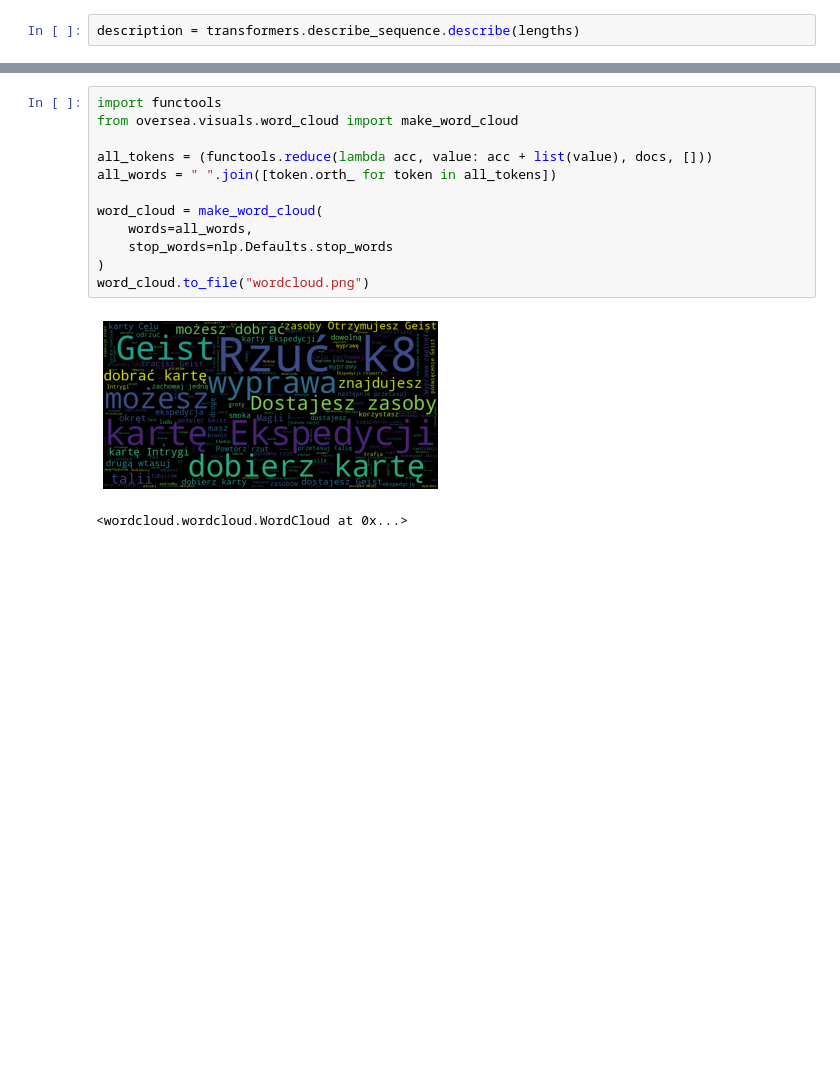
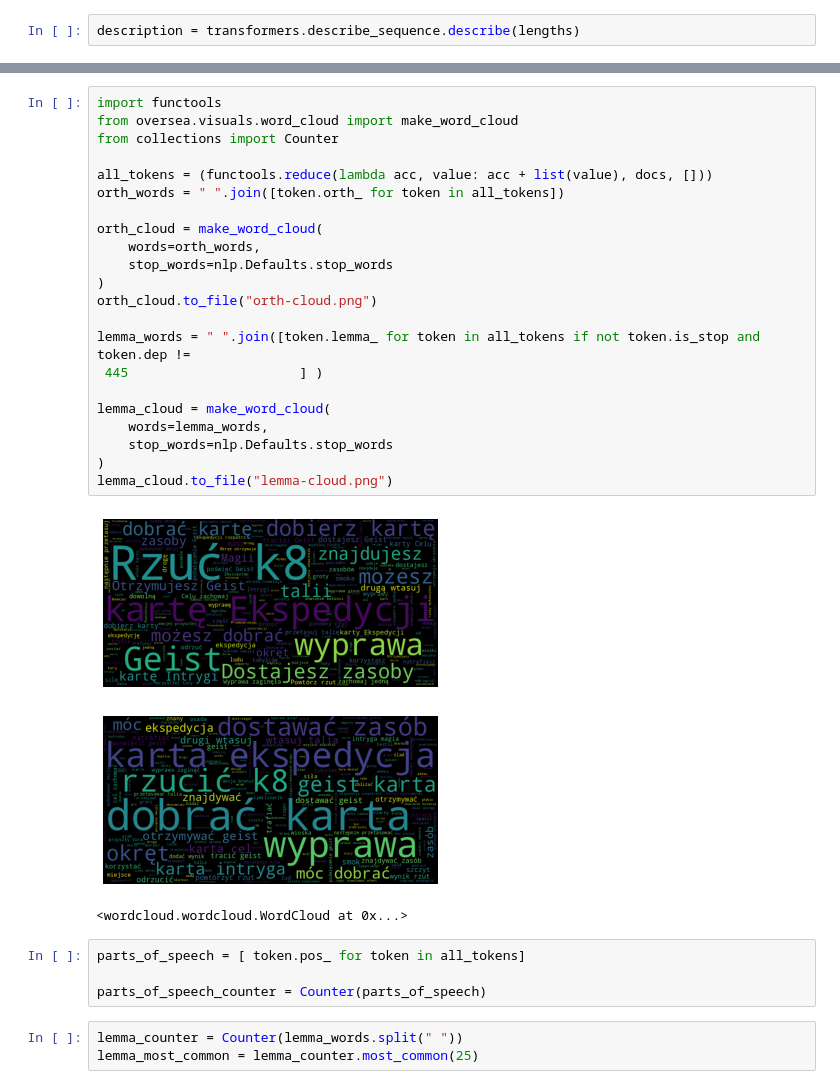
Before and after one commit to captainCapitalism/oversea-simulation, a Jupyter notebook: oversea/expeditions.ipynb, the cells around one changed output, grey strips where cells are left out. Drawn from its saved outputs; the diff is of its cells as text; blank space fills up the shorter version.

Commit message:
⚗️ Counters describing lemmatized words and parts of speech.

```diff
--- a/oversea/expeditions.ipynb
+++ b/oversea/expeditions.ipynb
@@ -26,15 +26,33 @@ visuals.lists.histogram(lengths)
 # %%
 import functools
 from oversea.visuals.word_cloud import make_word_cloud
+from collections import Counter
 
 all_tokens = (functools.reduce(lambda acc, value: acc + list(value), docs, []))
-all_words = " ".join([token.orth_ for token in all_tokens])
+orth_words = " ".join([token.orth_ for token in all_tokens])
 
-word_cloud = make_word_cloud(
-    words=all_words,
+orth_cloud = make_word_cloud(
+    words=orth_words,
     stop_words=nlp.Defaults.stop_words
 )
-word_cloud.to_file("wordcloud.png")
+orth_cloud.to_file("orth-cloud.png")
+
+lemma_words = " ".join([token.lemma_ for token in all_tokens if not token.is_stop and token.dep !=
+ 445                      ] )
+
+lemma_cloud = make_word_cloud(
+    words=lemma_words,
+    stop_words=nlp.Defaults.stop_words
+)
+lemma_cloud.to_file("lemma-cloud.png")
 # %% [output]
-[figure, old version]
+[figure, new version]
+[figure, added]
 <wordcloud.wordcloud.WordCloud at 0x...>
+# %%
+parts_of_speech = [ token.pos_ for token in all_tokens]
+
+parts_of_speech_counter = Counter(parts_of_speech)
+# %%
+lemma_counter = Counter(lemma_words.split(" "))
+lemma_most_common = lemma_counter.most_common(25)
```
